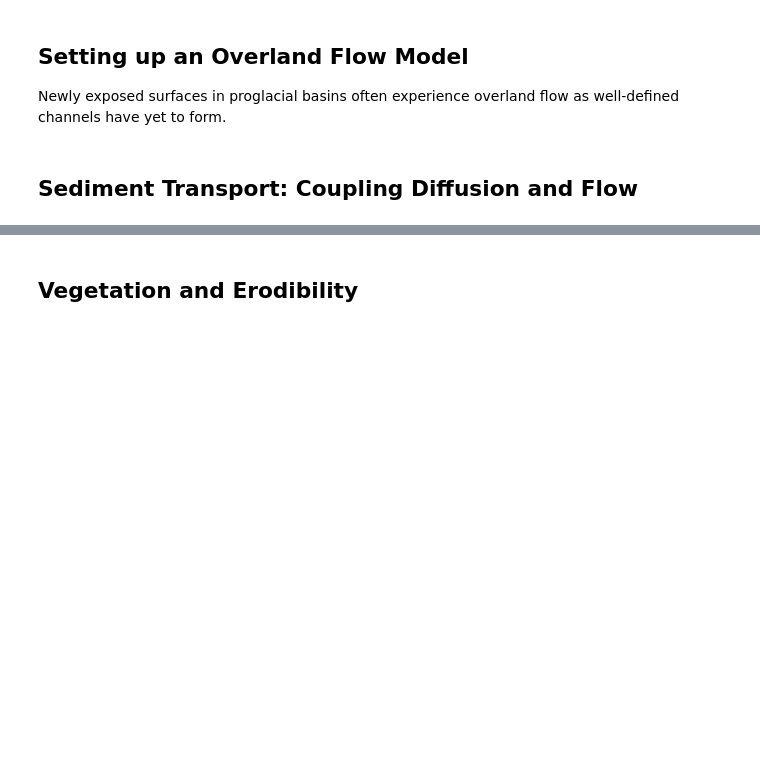
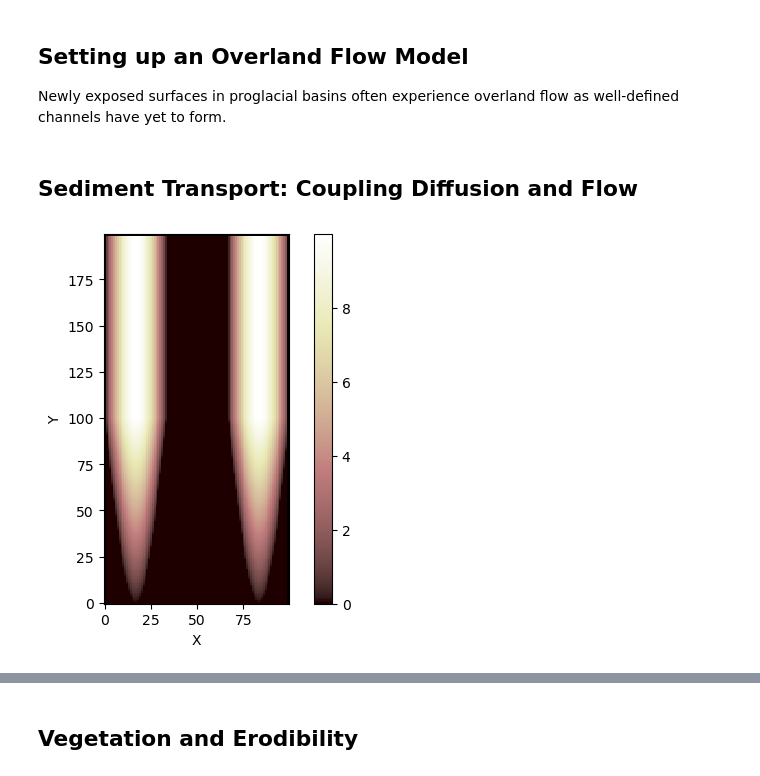
Before and after one commit to shaylatriant/2025-glacier-outbursts, a Jupyter notebook: post_glacial_lab.ipynb, the cells around one changed output, grey strips where cells are left out. Drawn from its saved outputs; the diff is of its cells as text; code cells hidden in the pictures; blank space fills up the shorter version.

Commit message:
Added initial space section

```diff
--- a/post_glacial_lab.ipynb
+++ b/post_glacial_lab.ipynb
@@ -154,0 +175,22 @@ Newly exposed surfaces in proglacial basins often experience overland flow as we
+# %%
+# Add field "soil__depth" to the grid
+grid.add_zeros("soil__depth", at="node", dtype = "float")
+# Set 2 m of initial soil depth at core nodes
+grid.at_node["soil__depth"] += 8  # meters
+
+# Add field 'bedrock__elevation' to the grid
+# grid.add_zeros("bedrock__elevation", at="node")
+
+import random
+z_ice = grid.add_ones("bedrock__elevation", at="node")
+z_ice *= np.sin(np.pi*x / (size_x/3))
+
+# set constant random seed for consistent topographic roughness
+np.random.seed(seed=5000)
+
+# impose topography values on model grid
+grid["node"]["topographic__elevation"]+= np.random.uniform(low = 0, high = 2, size = z.shape)
+
+grid.imshow(z)
+# %% [output]
+[figure, added]
```
Also changed, not shown: parts of 7 cells of this notebook.
